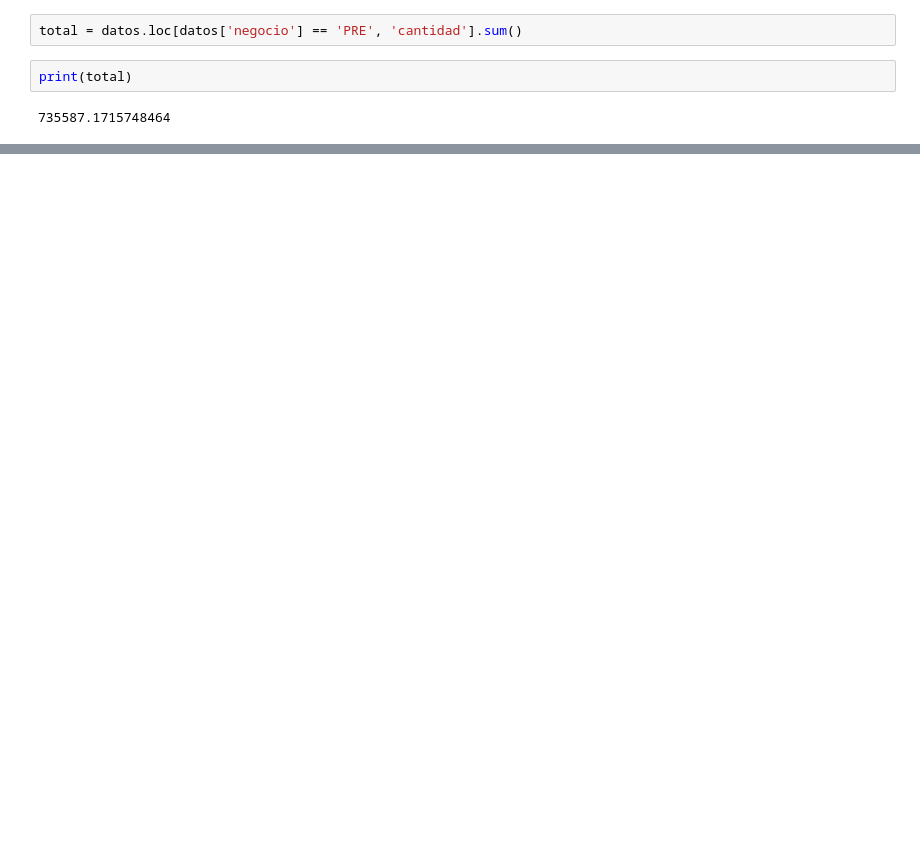
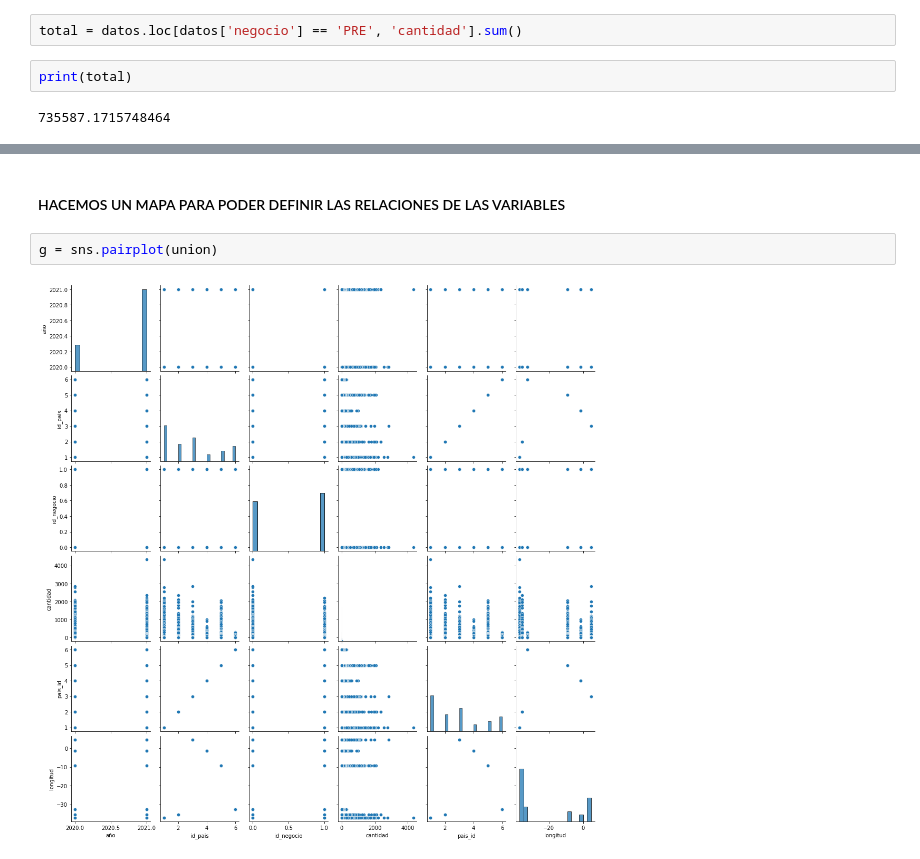
Before and after one commit to SrDemoniaco/Diplomado, a Jupyter notebook: Proyecto.ipynb, the cells around one changed output, grey strips where cells are left out. Saved outputs shown, nothing was run; the diff lists cells and outputs as text; blank space fills up the shorter version.

```diff
--- a/Proyecto.ipynb
+++ b/Proyecto.ipynb
@@ -151,0 +227,6 @@ plt.show()
+# %% [markdown]
+#### HACEMOS UN MAPA PARA PODER DEFINIR LAS RELACIONES DE LAS VARIABLES
+# %%
+g = sns.pairplot(union)
+# %% [output]
+[figure, added]
```
Also changed, not shown: parts of 134 cells of this notebook, 5 other files.
